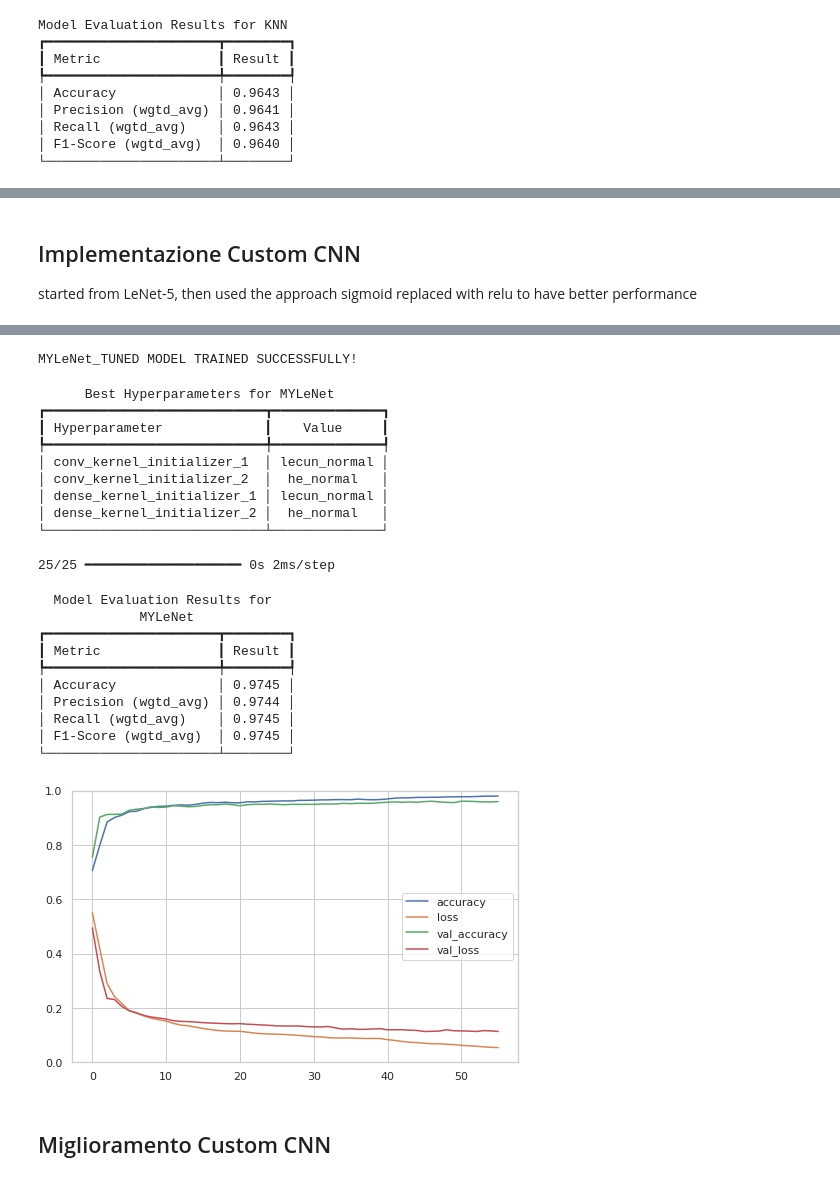
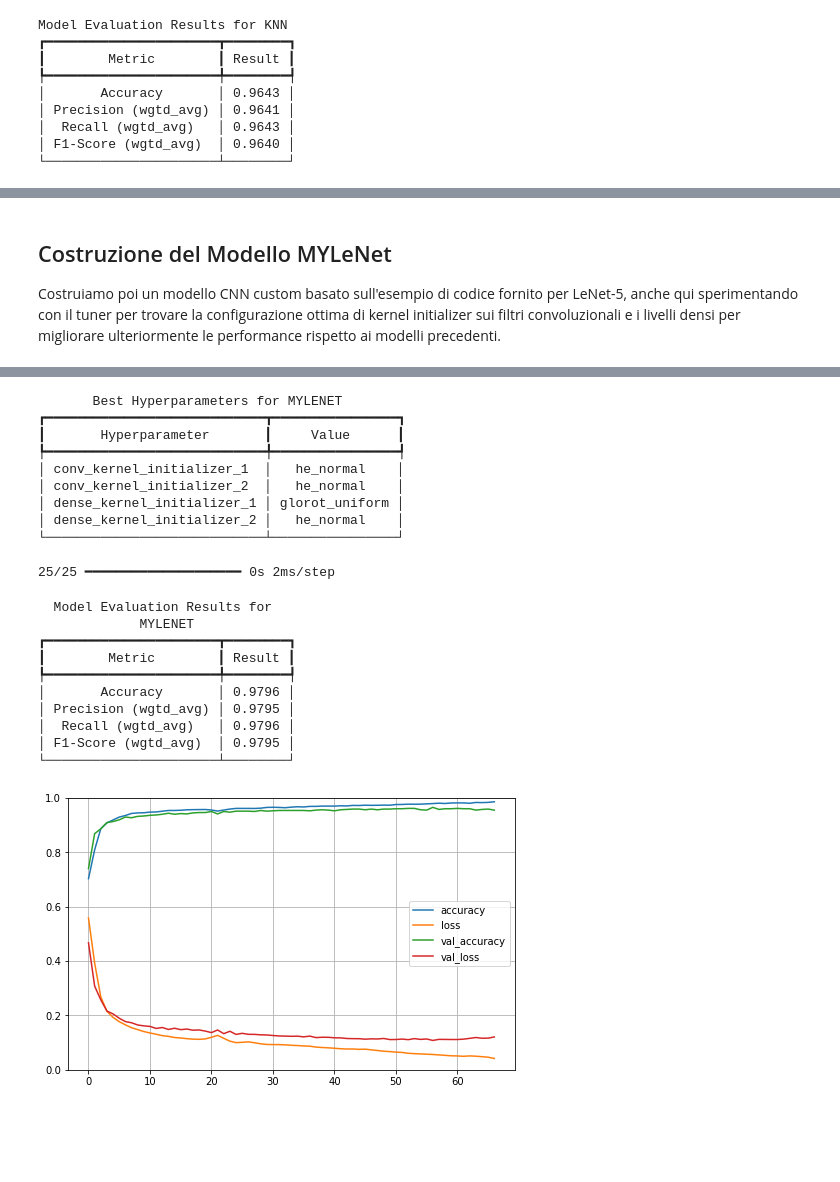
Before and after one commit to EdoMan000/ML_Project, a Jupyter notebook: src/MachineLearningPROJ.ipynb, the cells around one changed output, grey strips where cells are left out. Saved outputs shown, nothing was run; the diff lists cells and outputs as text; code cells hidden in the pictures; blank space fills up the shorter version.

```diff
--- a/src/MachineLearningPROJ.ipynb
+++ b/src/MachineLearningPROJ.ipynb
@@ -616,13 +621,13 @@ def build_model(hp):
     model.add(keras.layers.Dense(
         units=hp.Int('units_1', min_value=128, max_value=512, step=32),
         activation='relu',
-        kernel_initializer=hp.Choice('kernel_initializer_1', ['he_normal', 'glorot_uniform', 'lecun_normal'])))
+        kernel_initializer=hp.Choice('kernel_initializer_1', ['he_normal', 'glorot_uniform'])))
 
     # Secondo livello denso con scelta del numero di unità e del kernel_initializer
     model.add(keras.layers.Dense(
         units=hp.Int('units_2', min_value=64, max_value=256, step=32),
         activation='relu',
-        kernel_initializer=hp.Choice('kernel_initializer_2', ['he_normal', 'glorot_uniform', 'lecun_normal'])))
+        kernel_initializer=hp.Choice('kernel_initializer_2', ['he_normal', 'glorot_uniform'])))
 
     # Livello di output
     model.add(keras.layers.Dense(2, activation='softmax'))
@@ -645,7 +650,7 @@ tuner = RandomSearch(
     seed=42)
 
 # Avvio della ricerca degli iperparametri
-tuner.search(images_training_cnn, labels_training,
+tuner.search(images_training_cnn, labels_training, verbose=0,
              epochs=150,
              validation_data=(images_validation_cnn, labels_validation),
              callbacks=[tf.keras.callbacks.EarlyStopping(patience=10)])
@@ -655,12 +660,12 @@ best_hps = tuner.get_best_hyperparameters(num_trials=1)[0]
 
 # Addestramento del miglior modello trovato
 model = tuner.hypermodel.build(best_hps)
-history = model.fit(images_training_cnn, labels_training,
+history = model.fit(images_training_cnn, labels_training, verbose=0,
                     epochs=150,
                     validation_data=(images_validation_cnn, labels_validation),
                     callbacks=[tf.keras.callbacks.EarlyStopping(patience=10)])
 
-printSuccess("MPL MODEL TRAINED SUCCESSFULLY!")
+printSuccess(model_name + " MODEL TRAINED SUCCESSFULLY!")
 
 # Stampa della tabella con i migliori iperparametri
 print_best_hyperparameters(model_name, best_hps)
@@ -709,9 +697,9 @@ Model Evaluation Results for MPL
-# %% [markdown]
-## Implementazione Custom CNN
-
-started from LeNet-5, then used the approach sigmoid replaced with relu to have better performance
+# %% [markdown]
+## Costruzione del Modello MYLeNet
+
+Costruiamo poi un modello CNN custom basato sull'esempio di codice fornito per LeNet-5, anche qui sperimentando con il tuner per trovare la configurazione ottima di kernel initializer sui filtri convoluzionali e i livelli densi per migliorare ulteriormente le performance rispetto ai modelli precedenti.
 # %%
-model_name = "MYLeNet"
+model_name = "MYLENET"
 
 # THE ONLY PURPOSE OF THIS IS TO SET THE SEEDS AND HAVE SAME RESULTS OVER DIFFERENT RUNS
 tf.keras.backend.clear_session()
@@ -731,7 +719,7 @@ def build_lenet_model(hp):
         activation='relu',
         padding='same',
         input_shape=(28, 28, 1),
-        kernel_initializer=hp.Choice('conv_kernel_initializer_1', ['he_normal', 'glorot_uniform', 'lecun_normal'])))
+        kernel_initializer=hp.Choice('conv_kernel_initializer_1', ['he_normal', 'glorot_uniform'])))
 
     # Primo livello di pooling
     model.add(tf.keras.layers.AveragePooling2D(pool_size=2, strides=2))
@@ -741,7 +729,7 @@ def build_lenet_model(hp):
         filters=16,
         kernel_size=5,
         activation='relu',
-        kernel_initializer=hp.Choice('conv_kernel_initializer_2', ['he_normal', 'glorot_uniform', 'lecun_normal'])))
+        kernel_initializer=hp.Choice('conv_kernel_initializer_2', ['he_normal', 'glorot_uniform'])))
 
     # Secondo livello di pooling
     model.add(tf.keras.layers.AveragePooling2D(pool_size=2, strides=2))
@@ -753,13 +741,13 @@ def build_lenet_model(hp):
     model.add(tf.keras.layers.Dense(
         units=120,
         activation='relu',
-        kernel_initializer=hp.Choice('dense_kernel_initializer_1', ['he_normal', 'glorot_uniform', 'lecun_normal'])))
+        kernel_initializer=hp.Choice('dense_kernel_initializer_1', ['he_normal', 'glorot_uniform'])))
 
     # Secondo livello denso con scelta del numero di unità e del kernel_initializer
     model.add(tf.keras.layers.Dense(
         units=84,
         activation='relu',
-        kernel_initializer=hp.Choice('dense_kernel_initializer_2', ['he_normal', 'glorot_uniform', 'lecun_normal'])))
+        kernel_initializer=hp.Choice('dense_kernel_initializer_2', ['he_normal', 'glorot_uniform'])))
 
     # Livello di output
     model.add(tf.keras.layers.Dense(2, activation='softmax'))
@@ -782,7 +770,7 @@ tuner = RandomSearch(
     seed=42)
 
 # Avvio della ricerca degli iperparametri
-tuner.search(images_training_cnn, labels_training,
+tuner.search(images_training_cnn, labels_training, verbose=0,
              epochs=150,
              validation_data=(images_validation_cnn, labels_validation),
              callbacks=[tf.keras.callbacks.EarlyStopping(patience=10)])
@@ -792,13 +780,13 @@ best_hps = tuner.get_best_hyperparameters(num_trials=1)[0]
 
 # Addestramento del miglior modello trovato
 model = tuner.hypermodel.build(best_hps)
-history = model.fit(images_training_cnn, labels_training,
+history = model.fit(images_training_cnn, labels_training, verbose=0,
                     epochs=150,
                     validation_data=(images_validation_cnn, labels_validation),
                     batch_size=256,
                     callbacks=[tf.keras.callbacks.EarlyStopping(patience=10)])
 
-printSuccess("MYLeNet_TUNED MODEL TRAINED SUCCESSFULLY!")
+printSuccess(model_name + " MODEL TRAINED SUCCESSFULLY!")
 
 # Stampa della tabella con i migliori iperparametri
 print_best_hyperparameters(model_name, best_hps)
@@ -826,24 +798,21 @@ Epoch 56/150
-MYLeNet_TUNED MODEL TRAINED SUCCESSFULLY!
+       Best Hyperparameters for MYLENET
+┏━━━━━━━━━━━━━━━━━━━━━━━━━━━━┳━━━━━━━━━━━━━━━━┓
+┃       Hyperparameter       ┃     Value      ┃
+┡━━━━━━━━━━━━━━━━━━━━━━━━━━━━╇━━━━━━━━━━━━━━━━┩
+│ conv_kernel_initializer_1  │   he_normal    │
+│ conv_kernel_initializer_2  │   he_normal    │
+│ dense_kernel_initializer_1 │ glorot_uniform │
+│ dense_kernel_initializer_2 │   he_normal    │
+└────────────────────────────┴────────────────┘
-      Best Hyperparameters for MYLeNet
-┏━━━━━━━━━━━━━━━━━━━━━━━━━━━━┳━━━━━━━━━━━━━━┓
-┃ Hyperparameter             ┃    Value     ┃
-┡━━━━━━━━━━━━━━━━━━━━━━━━━━━━╇━━━━━━━━━━━━━━┩
-│ conv_kernel_initializer_1  │ lecun_normal │
-│ conv_kernel_initializer_2  │  he_normal   │
-│ dense_kernel_initializer_1 │ lecun_normal │
-│ dense_kernel_initializer_2 │  he_normal   │
-└────────────────────────────┴──────────────┘
+25/25 ━━━━━━━━━━━━━━━━━━━━ 0s 2ms/step
-25/25 ━━━━━━━━━━━━━━━━━━━━ 0s 2ms/step
+  Model Evaluation Results for
+             MYLENET
+┏━━━━━━━━━━━━━━━━━━━━━━┳━━━━━━━━┓
+┃        Metric        ┃ Result ┃
+┡━━━━━━━━━━━━━━━━━━━━━━╇━━━━━━━━┩
+│       Accuracy       │ 0.9796 │
+│ Precision (wgtd_avg) │ 0.9795 │
+│  Recall (wgtd_avg)   │ 0.9796 │
+│ F1-Score (wgtd_avg)  │ 0.9795 │
+└──────────────────────┴────────┘
-  Model Evaluation Results for
-             MYLeNet
-┏━━━━━━━━━━━━━━━━━━━━━━┳━━━━━━━━┓
-┃ Metric               ┃ Result ┃
-┡━━━━━━━━━━━━━━━━━━━━━━╇━━━━━━━━┩
-│ Accuracy             │ 0.9745 │
-│ Precision (wgtd_avg) │ 0.9744 │
-│ Recall (wgtd_avg)    │ 0.9745 │
-│ F1-Score (wgtd_avg)  │ 0.9745 │
-└──────────────────────┴────────┘
-[figure, old version]
+[figure, new version]
-# %% [markdown]
-## Miglioramento Custom CNN
```
Also changed, not shown: parts of 33 cells of this notebook, 56 other files.
